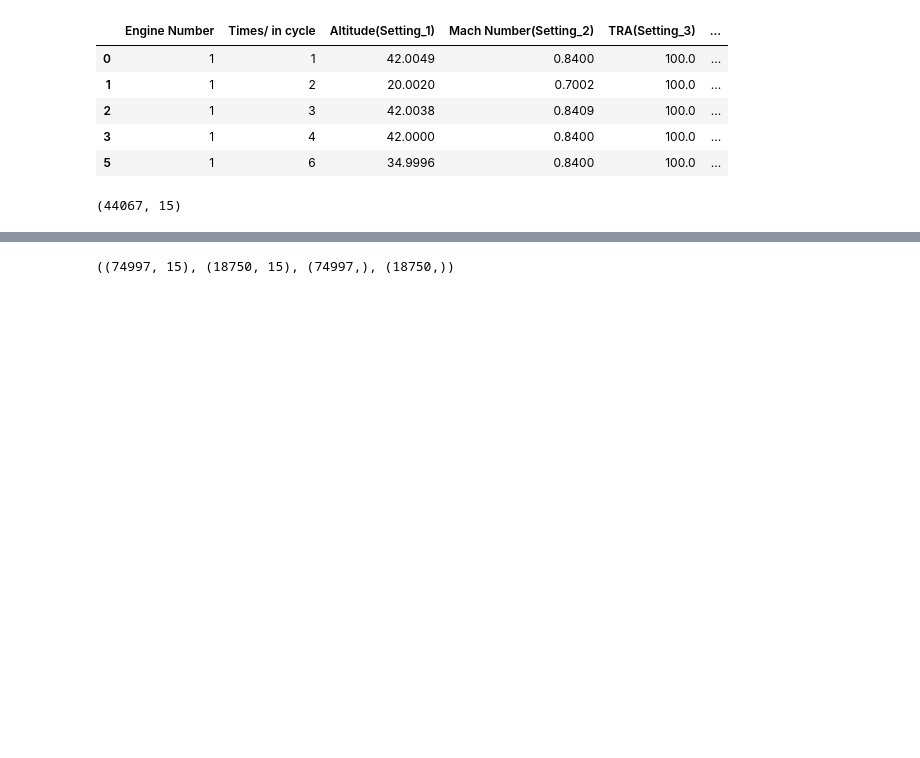
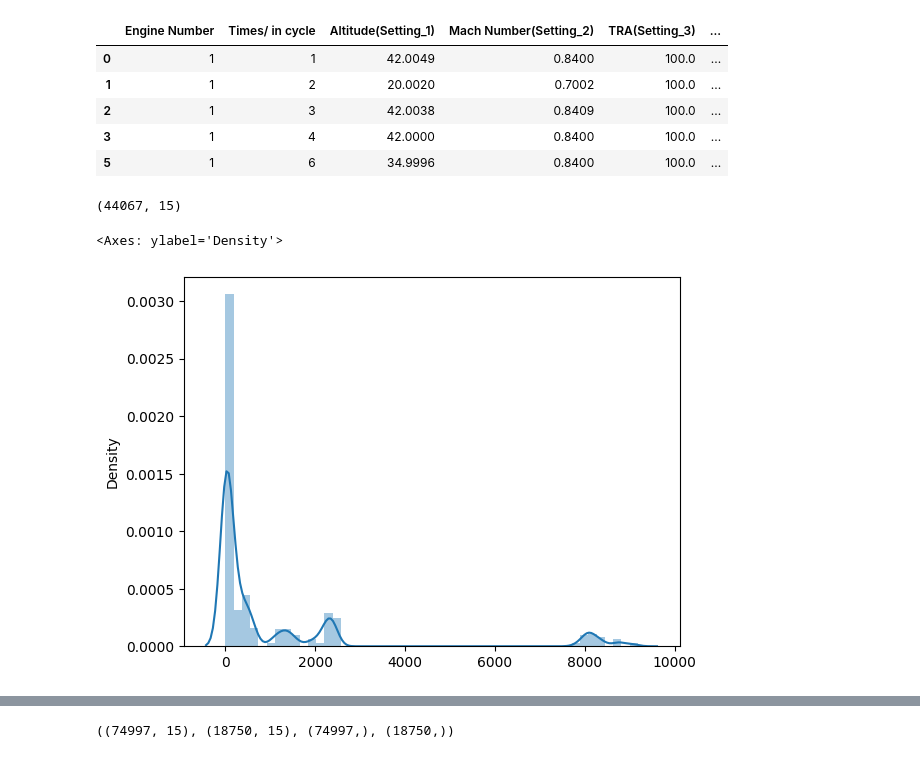
Before and after one commit to suzalkachhadiya/Data, a Jupyter notebook: rul-jet-engine.ipynb, the cells around one changed output, grey strips where cells are left out. Drawn from its saved outputs; the diff is of its cells as text; code cells hidden in the pictures; blank space fills up the shorter version.

```diff
--- a/rul-jet-engine.ipynb
+++ b/rul-jet-engine.ipynb
@@ -620,3 +624,8 @@ rul_2=pd.read_csv("/kaggle/input/nasa-cmaps/CMaps/RUL_FD004.txt",header=None, na
 # %%
 test_1=pd.read_csv('/kaggle/input/nasa-cmaps/CMaps/test_FD002.txt',sep="\s+",header=None)
 test_2=pd.read_csv('/kaggle/input/nasa-cmaps/CMaps/test_FD004.txt',sep="\s+",header=None)
+# %%
+sns.distplot(test_1)
+# %% [output]
+<Axes: ylabel='Density'>
+[figure, added]
```
Also changed, not shown: parts of 55 cells of this notebook.
